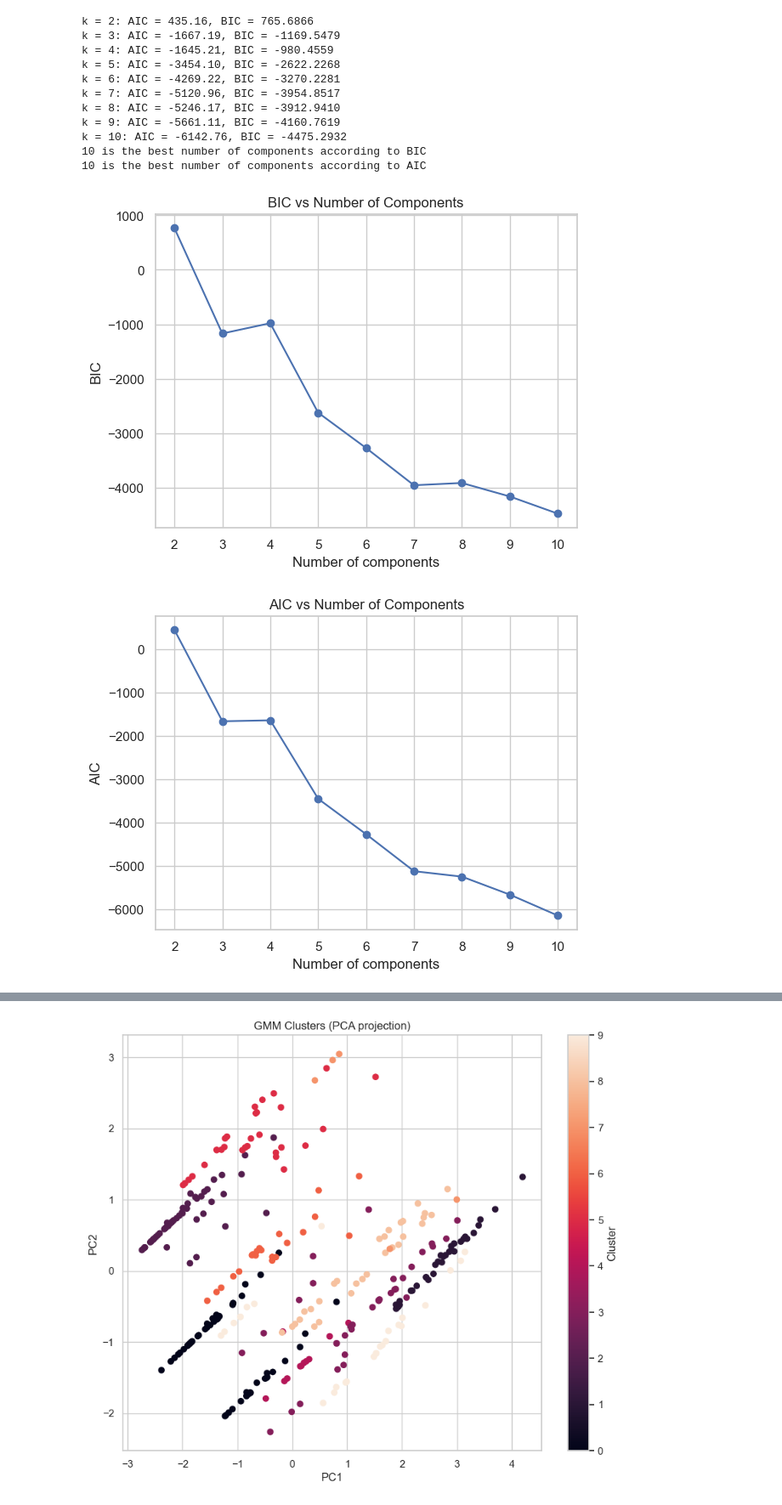
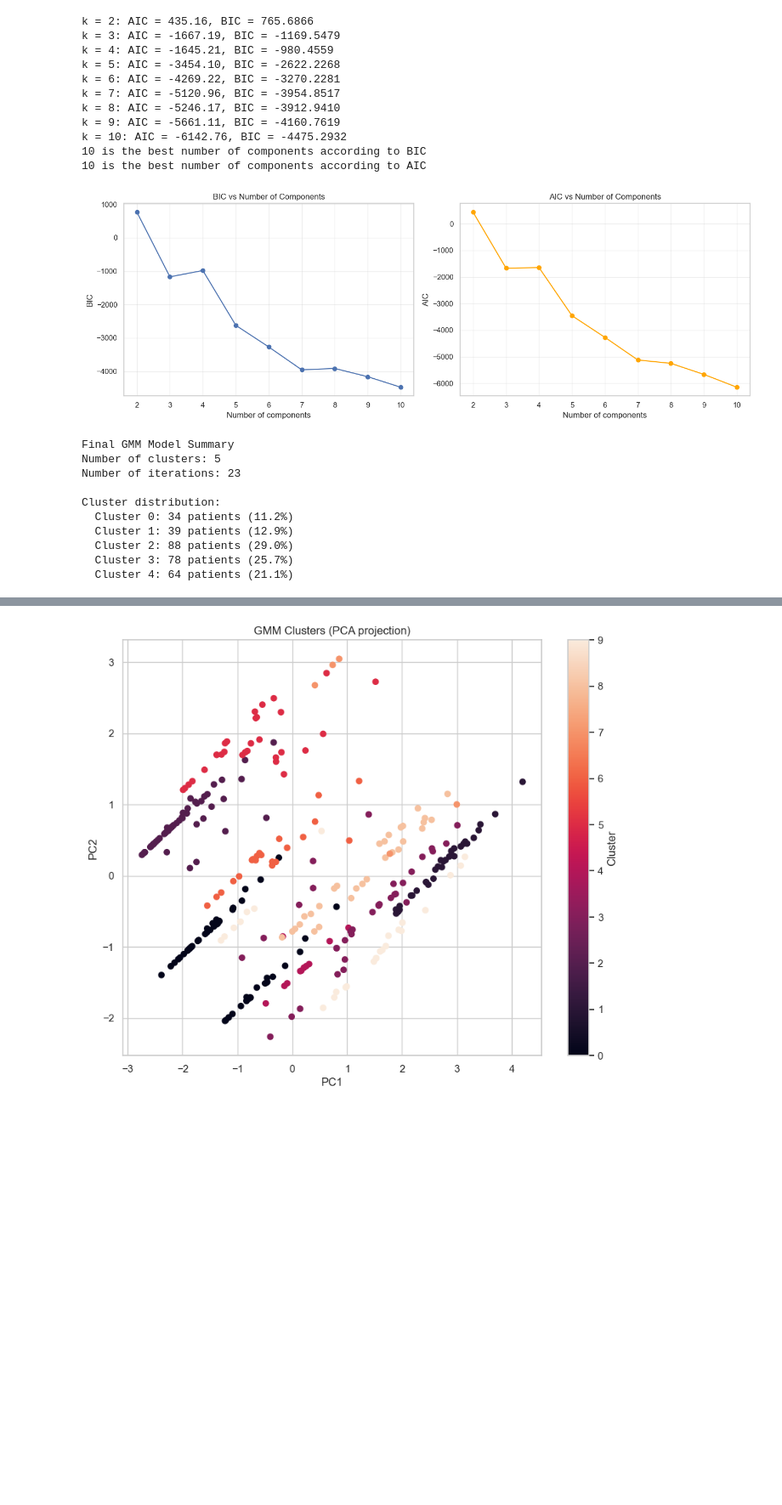
Before and after one commit to harasarahh/machine-learning-projects, a Jupyter notebook: ML_assignment1.ipynb, the cells around one changed output, grey strips where cells are left out. Shown at 85% size. Saved outputs shown, nothing was run; the diff lists cells and outputs as text; code cells hidden in the pictures; blank space fills up the shorter version.

```diff
--- a/ML_assignment1.ipynb
+++ b/ML_assignment1.ipynb
@@ -969,18 +969,51 @@ k = 10: AIC = -6142.76, BIC = -4475.2932
 10 is the best number of components according to BIC
 10 is the best number of components according to AIC
 # %%
-plt.plot(components, bic_scores, marker='o')
-plt.xlabel("Number of components")
-plt.ylabel("BIC")
-plt.title("BIC vs Number of Components")
+fig, axes = plt.subplots(1, 2, figsize=(14, 5))  # 1 fila, 2 columnas
+
+# BIC
+axes[0].plot(components, bic_scores, marker='o')
+axes[0].set_xlabel("Number of components")
+axes[0].set_ylabel("BIC")
+axes[0].set_title("BIC vs Number of Components")
+axes[0].grid(True, alpha=0.3)
+
+# AIC
+axes[1].plot(components, aic_scores, marker='o', color='orange')
+axes[1].set_xlabel("Number of components")
+axes[1].set_ylabel("AIC")
+axes[1].set_title("AIC vs Number of Components")
+axes[1].grid(True, alpha=0.3)
+
+plt.tight_layout()
 plt.show()
-
-plt.plot(components, aic_scores, marker='o')
-plt.xlabel("Number of components")
-plt.ylabel("AIC")
-plt.title("AIC vs Number of Components")
-plt.show()
 # %% [output]
-[figure, old version]
+[figure, new version]
-[figure, removed]
+# %%
+
+best_k = best_k_bic
+final_gmm = GaussianMixture(n_components=best_k, n_init=10, random_state=42)
+
+gmm_labels = final_gmm.fit_predict(X_final_scaled)
+cluster_centers = final_gmm.means_
+
+unique, counts = np.unique(gmm_labels, return_counts=True)
+
+print('Final GMM Model Summary')
+print(f'Number of clusters: {best_k}')
+print(f'Number of iterations: {final_gmm.n_iter_}')
+print('\nCluster distribution:')
+for cluster, count in zip(unique, counts):
+    print(f'  Cluster {cluster}: {count} patients ({count / len(gmm_labels) * 100:.1f}%)')
+# %% [output]
+Final GMM Model Summary
+Number of clusters: 5
+Number of iterations: 23
+
+Cluster distribution:
+  Cluster 0: 34 patients (11.2%)
+  Cluster 1: 39 patients (12.9%)
+  Cluster 2: 88 patients (29.0%)
+  Cluster 3: 78 patients (25.7%)
+  Cluster 4: 64 patients (21.1%)
 # %%
```
Also changed, not shown: parts of 6 cells of this notebook.
